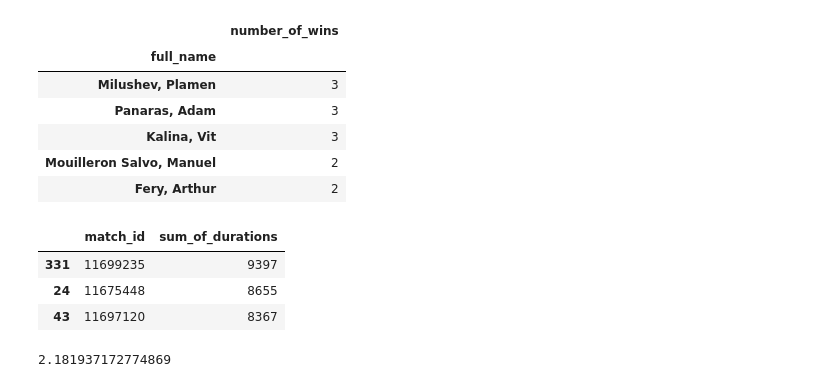
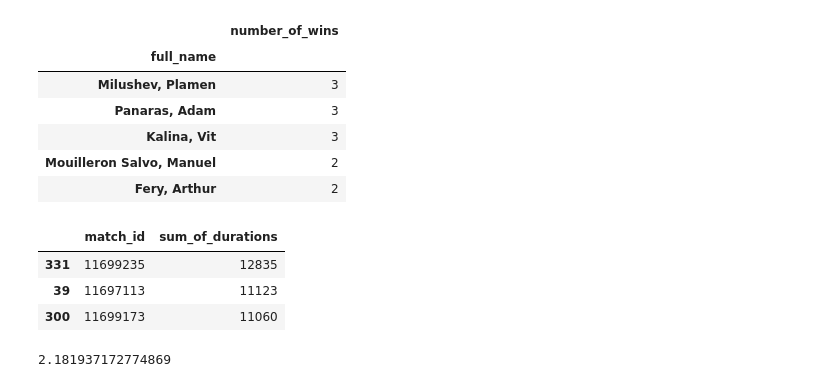
Before and after one commit to amin-eghbalian/data_analysis_tennis_peroject, a Jupyter notebook: HW10_project_data.ipynb, the cells around one changed output. Saved outputs shown, nothing was run; the diff lists cells and outputs as text; code cells hidden in the pictures.

```diff
--- a/HW10_project_data.ipynb
+++ b/HW10_project_data.ipynb
@@ -253,14 +253,14 @@ total_winners.groupby("full_name").agg(number_of_wins =
 | Fery, Arthur | 2 |
 # %%
 # Q4 What is the longest match recorded in terms of duration?
-time_df["sum_of_durations"] = (time_df["period_2"].fillna(0) + time_df["period_3"].fillna(0) +
+time_df["sum_of_durations"] = (time_df["period_1"].fillna(0) + time_df["period_2"].fillna(0) + time_df["period_3"].fillna(0) +
                             time_df["period_4"].fillna(0) + time_df["period_5"].fillna(0))
 time_df[["match_id","sum_of_durations"]].sort_values("sum_of_durations", ascending=False).head(3)
 # %% [output]
 |  | match_id | sum_of_durations |
-| 331 | 11699235 | 9397 |
-| 24 | 11675448 | 8655 |
-| 43 | 11697120 | 8367 |
+| 331 | 11699235 | 12835 |
+| 39 | 11697113 | 11123 |
+| 300 | 11699173 | 11060 |
 # %%
 # Q5 How many sets are typically played in a tennis match?
 mean_set_per_match = home_score_df[[ "period_1", "period_2", "period_3", "period_4", "period_5"]].notnull().sum(axis=1).mean()
```
Also changed, not shown: parts of 5 cells of this notebook.
